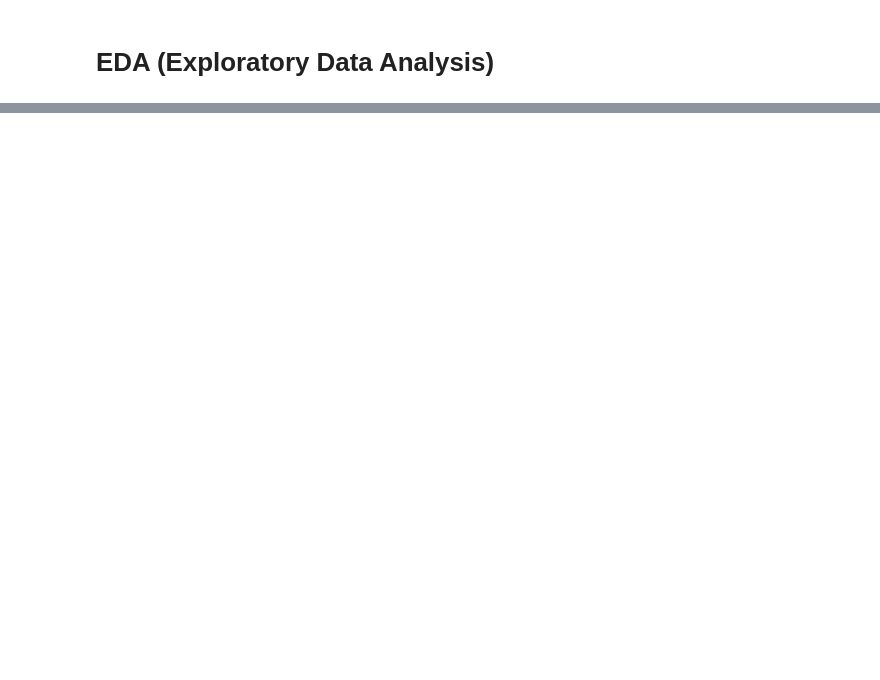
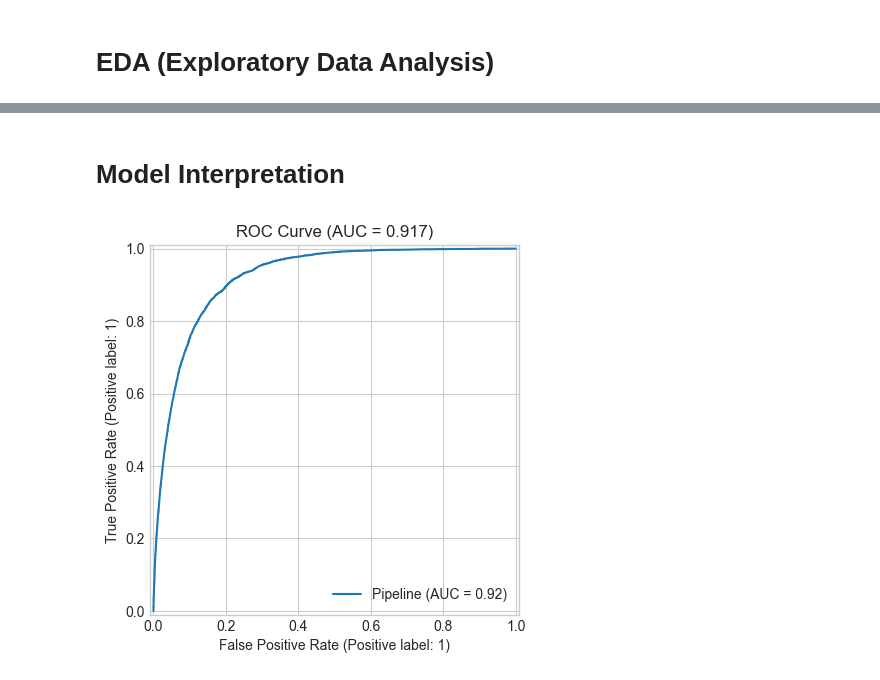
Before and after one commit to DavidCalebChaparroOrozco/Daily-Projects, a Jupyter notebook: Kaggle/BankMarketingbyDavidCaleb.ipynb, the cells around one changed output, grey strips where cells are left out. Saved outputs shown, nothing was run; the diff lists cells and outputs as text; code cells hidden in the pictures; blank space fills up the shorter version.

```diff
--- a/Kaggle/BankMarketingbyDavidCaleb.ipynb
+++ b/Kaggle/BankMarketingbyDavidCaleb.ipynb
@@ -381,0 +657,9 @@ analyze_month_adapted(data, 'may', 'skyblue', month_column='month')
+# %%
+print("Original data shapes:")
+print(f"Features shape: {data.shape}")
+print(f"Target shape: {data_targets.shape}")
+
+# Verify the target column name in data_targets
+print("\nTarget columns:", data_targets.columns)
+
+data['y'] = data_targets['y']
@@ -381,0 +674,13 @@ analyze_month_adapted(data, 'may', 'skyblue', month_column='month')
+# %%
+# Prepare data for machine learning modeling.
+def prepare_data(df):
+    # Create a copy to avoid modifying original data
+    df_prep = df.copy()
+
+    # Convert target to binary
+    df_prep['y'] = df_prep['y'].map({'yes': 1, 'no': 0})
+
+    X = df_prep.drop(columns=['y'])
+    y = df_prep['y']
+
+    return X, y
@@ -381,0 +806,16 @@ analyze_month_adapted(data, 'may', 'skyblue', month_column='month')
+# %%
+# Prepare data
+X, y = prepare_data(data)
+print(f"X shape: {X.shape}")
+print(f"y shape: {y.shape}")
+
+# Preprocess features
+preprocessor = preprocess_features(X)
+
+# Evaluate models
+model_results = evaluate_models(X, y, preprocessor)
+
+# Select the best model
+best_model_name = max(model_results, key=lambda x: model_results[x]['mean_auc'])
+print(f"\nOptimizing best model: {best_model_name}")
+best_model_name = optimize_best_model(X, y, preprocessor, best_model_name)
@@ -381,0 +881,10 @@ analyze_month_adapted(data, 'may', 'skyblue', month_column='month')
+# %% [markdown]
+# Model Interpretation
+# %%
+from sklearn.metrics import RocCurveDisplay
+
+RocCurveDisplay.from_estimator(best_model_name, X, y)
+plt.title('ROC Curve (AUC = 0.917)')
+plt.show()
+# %% [output]
+[figure, added]
```
Also changed, not shown: parts of 32 cells of this notebook, 1 other file.
